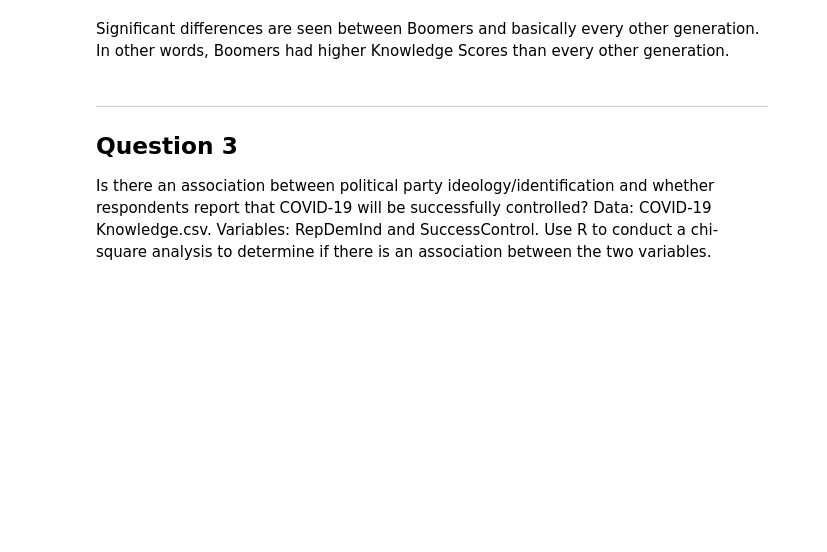
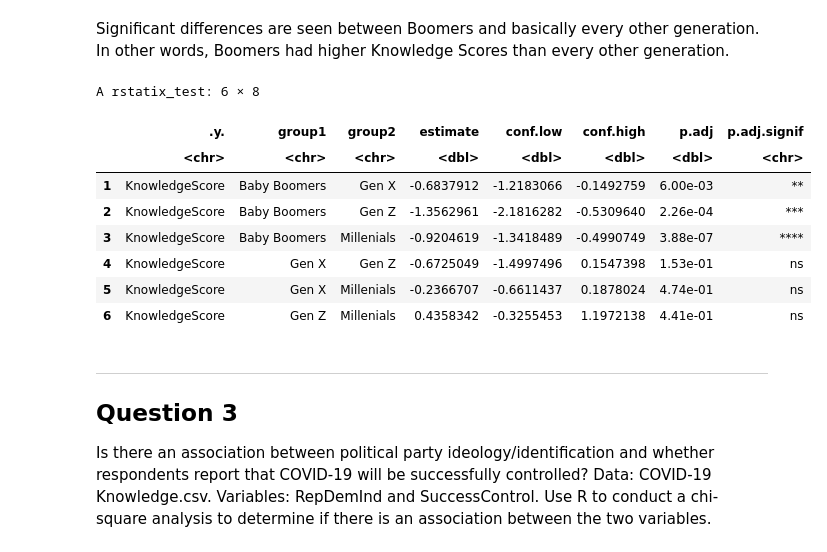
Before and after one commit to tyg3rr/HM878-Biostats, a Jupyter notebook: Problem Set 1b .ipynb, the cells around one changed output. Saved outputs shown, nothing was run; the diff lists cells and outputs as text; code cells hidden in the pictures; blank space fills up the shorter version.

```diff
--- a/Problem Set 1b .ipynb
+++ b/Problem Set 1b .ipynb
@@ -187,6 +201,18 @@ plot(TukeyHSD(nova))
 [figure]
 # %% [markdown]
 Significant differences are seen between Boomers and basically every other generation. In other words, Boomers had higher Knowledge Scores than every other generation.
+# %%
+games_howell_test(df, KnowledgeScore ~ Generations, conf.level = 0.95, detailed = FALSE)
+# %% [output]
+A rstatix_test: 6 × 8
+|  | .y. | group1 | group2 | estimate | conf.low | conf.high | p.adj | p.adj.signif |
+|  | <chr> | <chr> | <chr> | <dbl> | <dbl> | <dbl> | <dbl> | <chr> |
+| 1 | KnowledgeScore | Baby Boomers | Gen X | -0.6837912 | -1.2183066 | -0.1492759 | 6.00e-03 | ** |
+| 2 | KnowledgeScore | Baby Boomers | Gen Z | -1.3562961 | -2.1816282 | -0.5309640 | 2.26e-04 | *** |
+| 3 | KnowledgeScore | Baby Boomers | Millenials | -0.9204619 | -1.3418489 | -0.4990749 | 3.88e-07 | **** |
+| 4 | KnowledgeScore | Gen X | Gen Z | -0.6725049 | -1.4997496 | 0.1547398 | 1.53e-01 | ns |
+| 5 | KnowledgeScore | Gen X | Millenials | -0.2366707 | -0.6611437 | 0.1878024 | 4.74e-01 | ns |
+| 6 | KnowledgeScore | Gen Z | Millenials | 0.4358342 | -0.3255453 | 1.1972138 | 4.41e-01 | ns |
 # %% [markdown]
 --------------------------------------------------------------------------------------------------------------------------------------------------------------------------------------------------------
 
```
Also changed, not shown: parts of 18 cells of this notebook.
